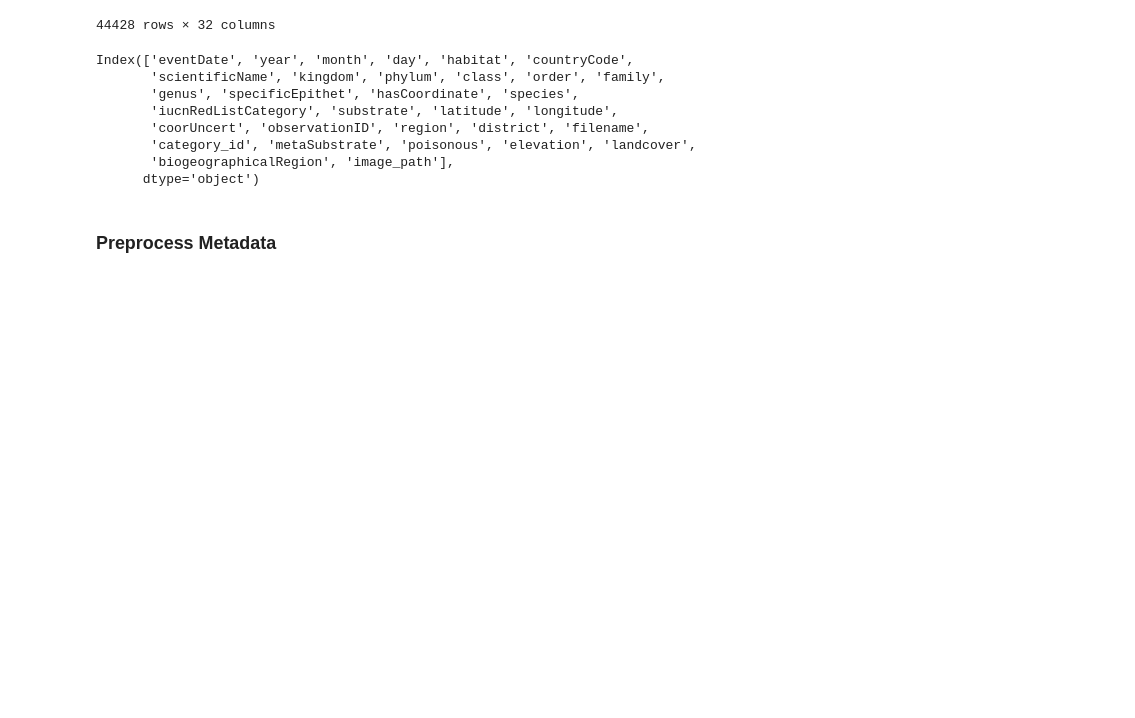
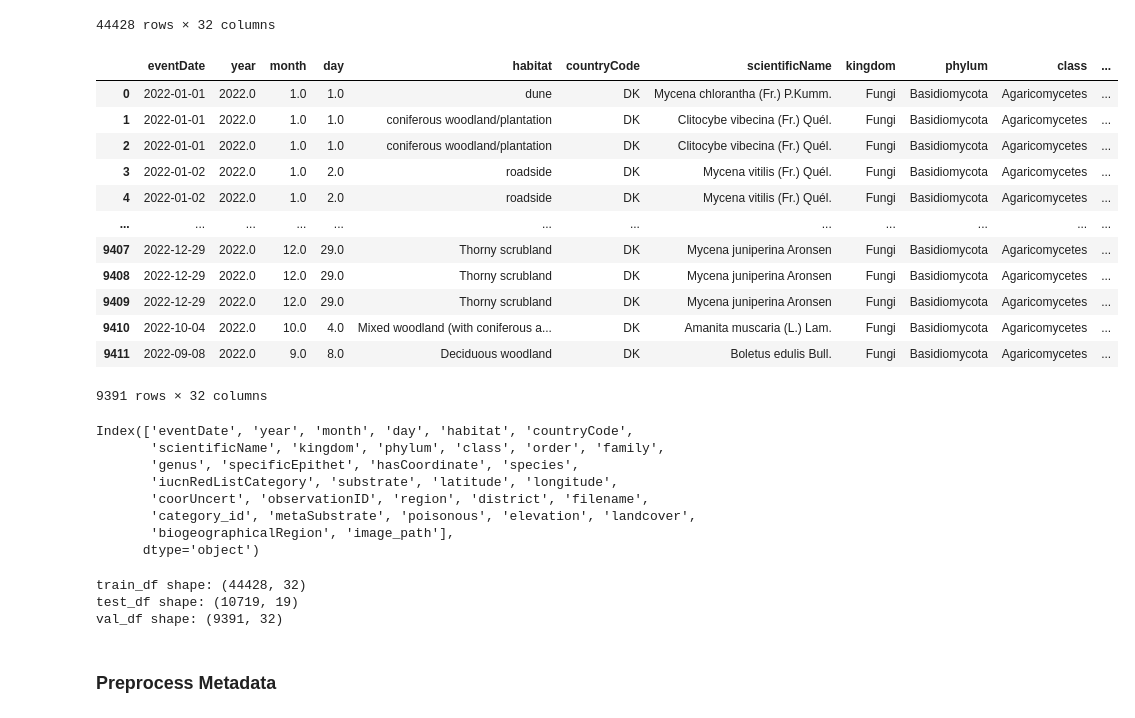
Before and after one commit to UC-Berkeley-I-School/fungitastic-classification-datasci207-Fall-2025, a Jupyter notebook: baselines/closed_set/train_Project_LogReg.ipynb, the cells around one changed output. Drawn from its saved outputs; the diff is of its cells as text; code cells hidden in the pictures; blank space fills up the shorter version.

```diff
--- a/baselines/closed_set/train_Project_LogReg.ipynb
+++ b/baselines/closed_set/train_Project_LogReg.ipynb
@@ -62,6 +90,22 @@ train_df
 | 46840 | 2021-09-27 | 2021 | 9.0 | 27.0 | Deciduous woodland | DK | Russula ochroleuca Fr. | Fungi | Basidiomycota | Agaricomycetes | ... |
 | 46841 | 1984-09-15 | 1984 | 9.0 | 15.0 | Deciduous woodland | DK | Amanita pantherina (DC.) Krombh. | Fungi | Basidiomycota | Agaricomycetes | ... |
 44428 rows × 32 columns
+# %%
+val_df
+# %% [output]
+|  | eventDate | year | month | day | habitat | countryCode | scientificName | kingdom | phylum | class | ... |
+| 0 | 2022-01-01 | 2022.0 | 1.0 | 1.0 | dune | DK | Mycena chlorantha (Fr.) P.Kumm. | Fungi | Basidiomycota | Agaricomycetes | ... |
+| 1 | 2022-01-01 | 2022.0 | 1.0 | 1.0 | coniferous woodland/plantation | DK | Clitocybe vibecina (Fr.) Quél. | Fungi | Basidiomycota | Agaricomycetes | ... |
+| 2 | 2022-01-01 | 2022.0 | 1.0 | 1.0 | coniferous woodland/plantation | DK | Clitocybe vibecina (Fr.) Quél. | Fungi | Basidiomycota | Agaricomycetes | ... |
+| 3 | 2022-01-02 | 2022.0 | 1.0 | 2.0 | roadside | DK | Mycena vitilis (Fr.) Quél. | Fungi | Basidiomycota | Agaricomycetes | ... |
+| 4 | 2022-01-02 | 2022.0 | 1.0 | 2.0 | roadside | DK | Mycena vitilis (Fr.) Quél. | Fungi | Basidiomycota | Agaricomycetes | ... |
+| ... | ... | ... | ... | ... | ... | ... | ... | ... | ... | ... | ... |
+| 9407 | 2022-12-29 | 2022.0 | 12.0 | 29.0 | Thorny scrubland | DK | Mycena juniperina Aronsen | Fungi | Basidiomycota | Agaricomycetes | ... |
+| 9408 | 2022-12-29 | 2022.0 | 12.0 | 29.0 | Thorny scrubland | DK | Mycena juniperina Aronsen | Fungi | Basidiomycota | Agaricomycetes | ... |
+| 9409 | 2022-12-29 | 2022.0 | 12.0 | 29.0 | Thorny scrubland | DK | Mycena juniperina Aronsen | Fungi | Basidiomycota | Agaricomycetes | ... |
+| 9410 | 2022-10-04 | 2022.0 | 10.0 | 4.0 | Mixed woodland (with coniferous a... | DK | Amanita muscaria (L.) Lam. | Fungi | Basidiomycota | Agaricomycetes | ... |
+| 9411 | 2022-09-08 | 2022.0 | 9.0 | 8.0 | Deciduous woodland | DK | Boletus edulis Bull. | Fungi | Basidiomycota | Agaricomycetes | ... |
+9391 rows × 32 columns
 # %%
 train_df.dropna(inplace=True)
 test_df.dropna(inplace=True)
@@ -77,6 +121,14 @@ Index(['eventDate', 'year', 'month', 'day', 'habitat', 'countryCode',
        'category_id', 'metaSubstrate', 'poisonous', 'elevation', 'landcover',
        'biogeographicalRegion', 'image_path'],
       dtype='object')
+# %%
+print("train_df shape:", train_df.shape)
+print("test_df shape:", test_df.shape)
+print("val_df shape:", val_df.shape)
+# %% [output]
+train_df shape: (44428, 32)
+test_df shape: (10719, 19)
+val_df shape: (9391, 32)
 # %% [markdown]
 ### Preprocess Metadata
 # %%
```
Also changed, not shown: parts of 4 cells of this notebook, 12 other files.
